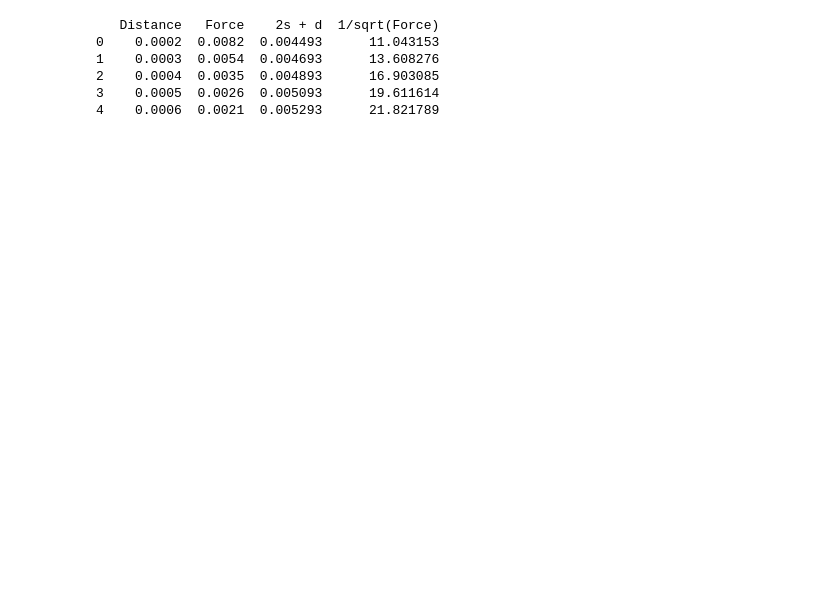
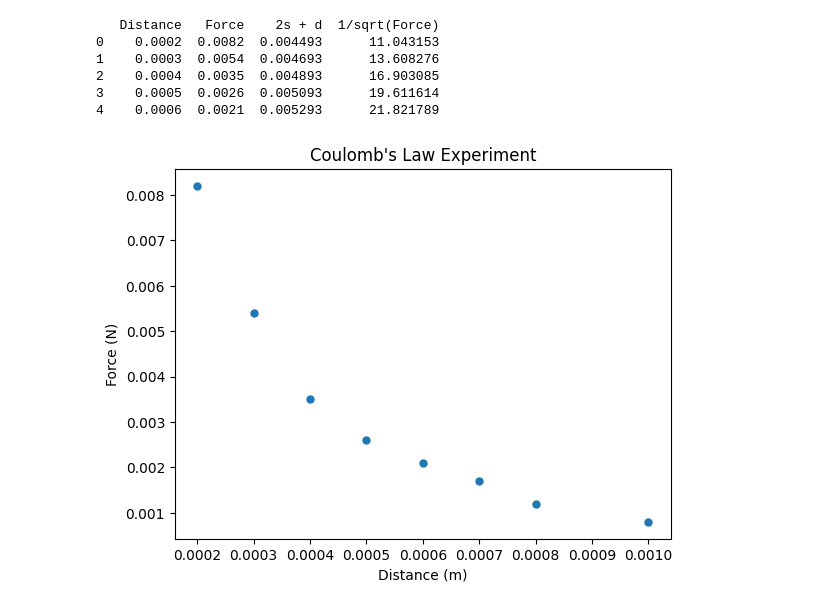
Before and after one commit to Avesta03/Electrostatics-Lab-Report-Analysis, a Jupyter notebook: analysis.ipynb, the cells around one changed output. Drawn from its saved outputs; the diff is of its cells as text; code cells hidden in the pictures; blank space fills up the shorter version.

```diff
--- a/analysis.ipynb
+++ b/analysis.ipynb
@@ -18,3 +18,13 @@ df['Force_Error'] = [8.268293, 12.555556, 19.371429, 26.076923, 32.285714, 39.88
+# %%
+plt.errorbar(df['Distance'], df['Force'], fmt='o', markersize=5, capsize=3)
+
+plt.xlabel('Distance (m)')
+plt.ylabel('Force (N)')
+plt.title('Coulomb\'s Law Experiment')
+
+plt.show()
+# %% [output]
+[figure, added]
 # %%
 plt.errorbar(df['Distance'], df['Force'], xerr=df['Distance_Error'], yerr=df['Force_Error'], fmt='o', markersize=5, capsize=3)
 
```
Also changed, not shown: parts of 3 cells of this notebook, 1 other file.
